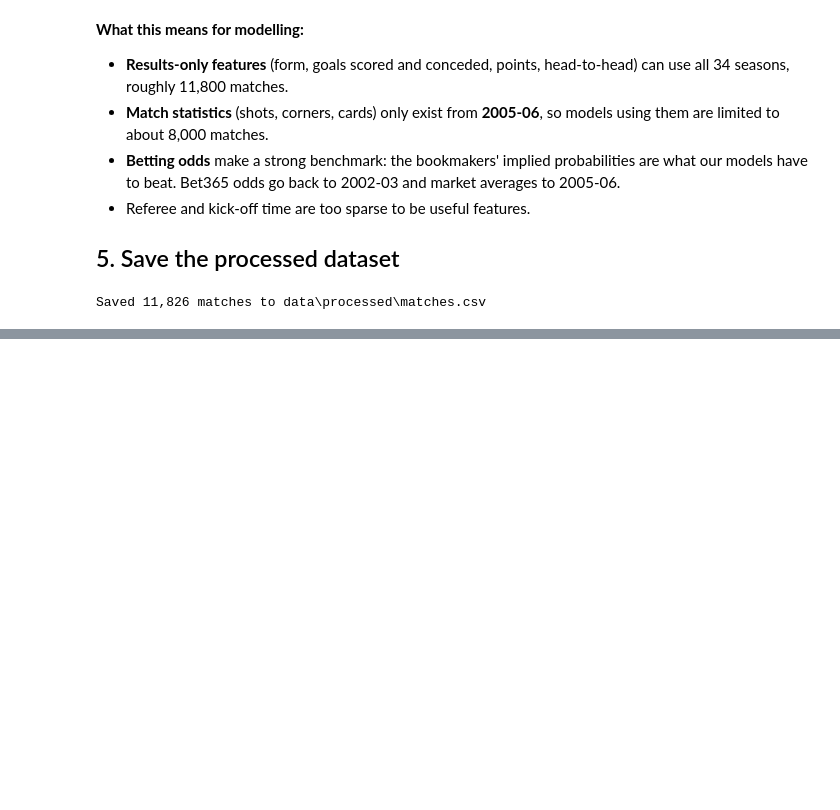
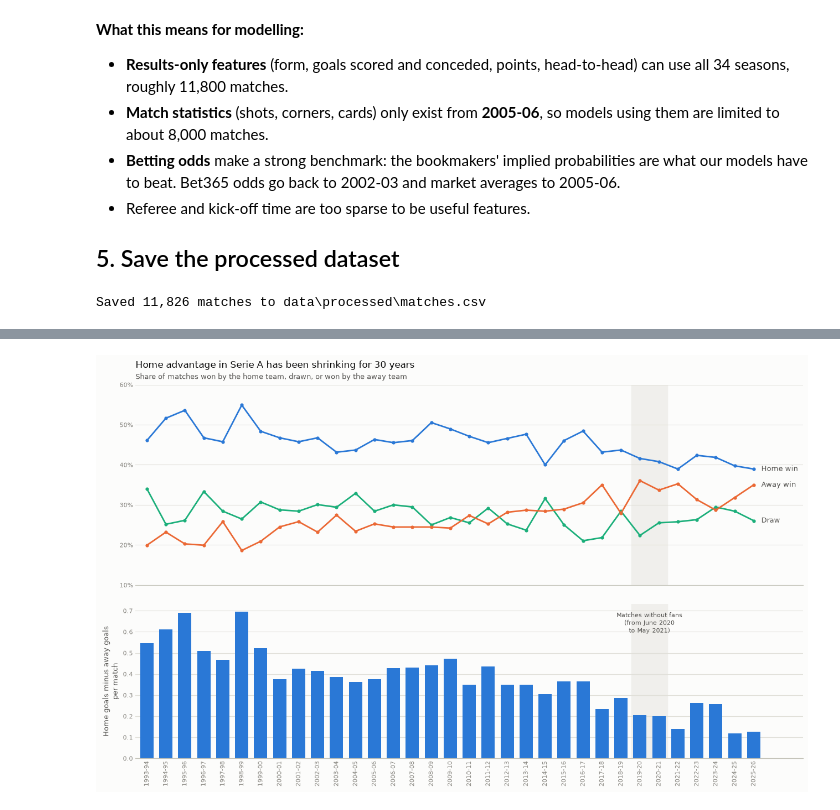
Before and after one commit to elem86/DI-Bootcamp, a Jupyter notebook: football-match-predictor/notebooks/01_data_exploration.ipynb, the cells around one changed output, grey strips where cells are left out. Saved outputs shown, nothing was run; the diff lists cells and outputs as text; code cells hidden in the pictures; blank space fills up the shorter version.

```diff
--- a/football-match-predictor/notebooks/01_data_exploration.ipynb
+++ b/football-match-predictor/notebooks/01_data_exploration.ipynb
@@ -359,0 +595,38 @@ Saved 11,826 matches to data\processed\matches.csv
+# %%
+fig, (ax_share, ax_gd) = plt.subplots(
+    2, 1, figsize=(13, 8), facecolor=SURFACE, sharex=True, gridspec_kw={"height_ratios": [1.3, 1]}
+)
+x = np.arange(len(seasons))
+closed_doors = [seasons.index(s) for s in ("2019-20", "2020-21")]
+
+# Top: result shares per season, labelled directly at the line ends
+for outcome, column in zip(OUTCOMES, ["home_win", "draw", "away_win"]):
+    values = by_season[column].values
+    ax_share.plot(x, values, color=OUTCOME_COLORS[outcome], linewidth=2, marker="o", markersize=3.5)
+    ax_share.text(x[-1] + 0.4, values[-1], OUTCOME_LABELS[outcome], va="center", fontsize=9,
+                  color=INK_2)
+ax_share.yaxis.set_major_formatter(lambda v, _: f"{v:.0%}")
+ax_share.set_ylim(0.1, 0.6)
+style_axes(ax_share)
+set_title(ax_share, "Home advantage in Serie A has been shrinking for 30 years",
+          "Share of matches won by the home team, drawn, or won by the away team")
+
+# Bottom: average home goal difference per season
+ax_gd.bar(x, by_season["home_goal_diff"].values, color=BLUE, width=0.7)
+ax_gd.axhline(0, color=BASELINE, linewidth=1)
+ax_gd.set_ylabel("Home goals minus away goals\nper match", color=INK_2, fontsize=9)
+style_axes(ax_gd)
+
+for ax in (ax_share, ax_gd):
+    ax.axvspan(closed_doors[0] - 0.45, closed_doors[1] + 0.45, color=SHADE, zorder=0)
+ax_gd.text(np.mean(closed_doors), by_season["home_goal_diff"].max(),
+           "Matches without fans\n(from June 2020\nto May 2021)",
+           ha="center", va="top", fontsize=8, color=INK_2)
+
+season_axis(ax_gd)
+ax_share.set_xlim(-0.6, len(seasons) + 1.6)  # room for the line labels
+fig.tight_layout(h_pad=2)
+save_figure(fig, "04_home_advantage_by_season.png")
+plt.show()
+# %% [output]
+[figure, added]
```
Also changed, not shown: parts of 20 cells of this notebook, 8 other files.
